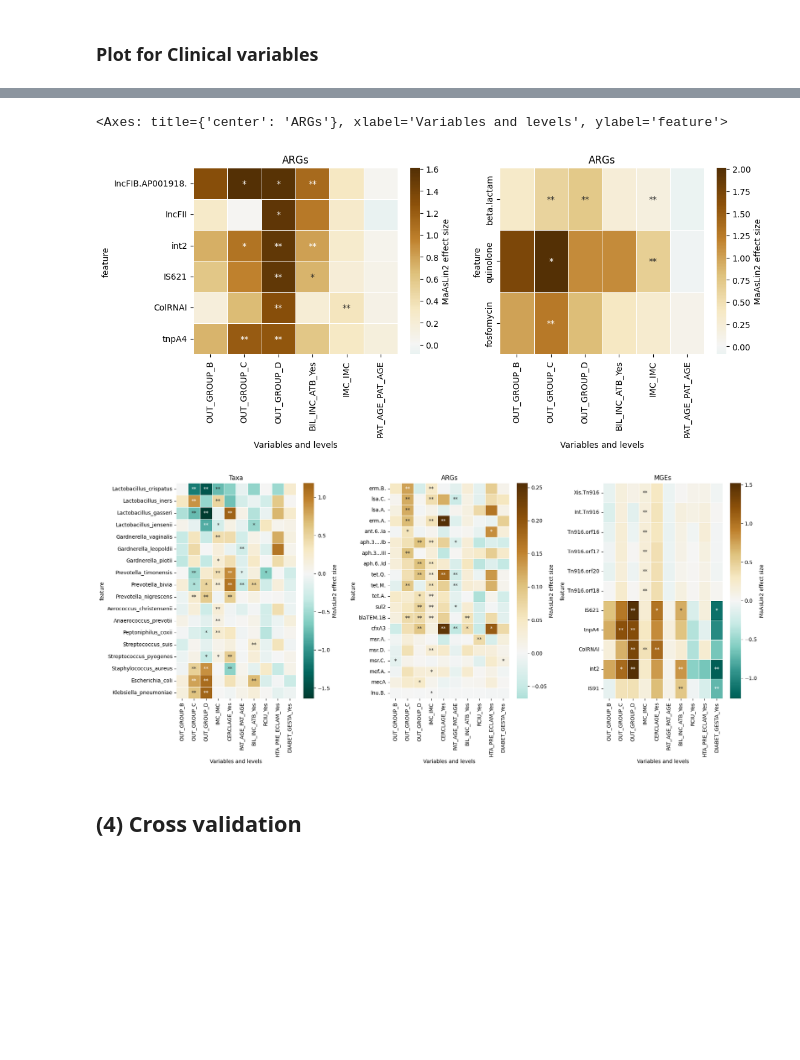
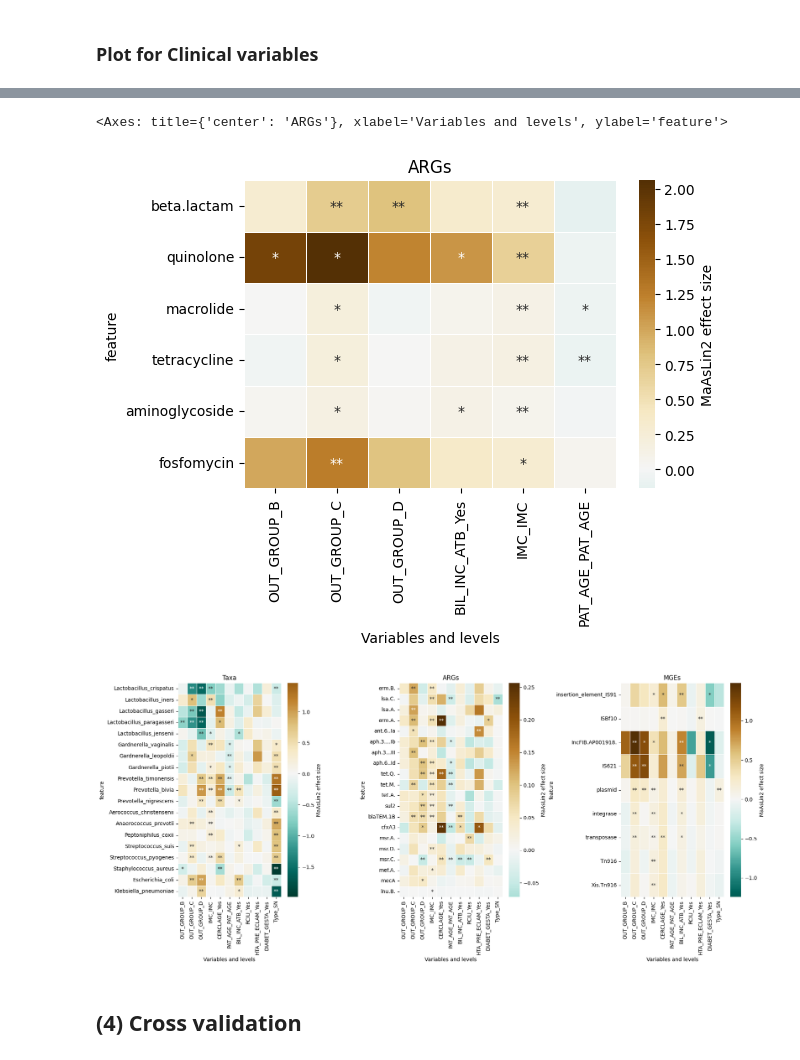
Before and after one commit to motleystate/InSPIRe_VagResist, a Jupyter notebook: InSPIRe_VaginalResistome_paper/Notebooks/InSPIRe_Analysis2_DiversityAnalysis.ipynb, the cells around one changed output, grey strips where cells are left out. Cells and saved outputs as stored; diff of their text form; code cells hidden in the pictures; blank space fills up the shorter version.

```diff
--- a/InSPIRe_VaginalResistome_paper/Notebooks/InSPIRe_Analysis2_DiversityAnalysis.ipynb
+++ b/InSPIRe_VaginalResistome_paper/Notebooks/InSPIRe_Analysis2_DiversityAnalysis.ipynb
@@ -591,20 +596,17 @@ plt.tight_layout()
 # %%
 # Plot ARGs classes and MGEs features (supplementary)
-order_mge = ["IncFIB.AP001918.","IncFII","int2", "IS621", "ColRNAI","tnpA4"]
-order_ARGClass = ["beta.lactam", "quinolone", "fosfomycin"]
+order_ARGClass = ["beta.lactam", "quinolone", "macrolide", "tetracycline","aminoglycoside", "fosfomycin"]
 variables = ["OUT_GROUP","BIL_INC_ATB","IMC",'PAT_AGE']
 
-fig, axes = plt.subplots(1,2, figsize=(12,4), sharey= False)
-plot_maaslin_heatmap(maaslin_out=MGE_df, features_toplot=order_mge, variables_interet=variables,
-    star1=0.1, star2=0.05, title="ARGs", plot=axes[0])
+fig, axes = plt.subplots(figsize=(6,4))
 plot_maaslin_heatmap(maaslin_out=ARGClass_df, features_toplot=order_ARGClass, variables_interet=variables,
-    star1=0.1, star2=0.05, title="ARGs", plot=axes[1])
+    star1=0.1, star2=0.05, title="ARGs", plot=axes)
 # %% [output]
 <Axes: title={'center': 'ARGs'}, xlabel='Variables and levels', ylabel='feature'>
-[figure, old version]
+[figure, new version]
 # %%
 # Plot species, ARGs and MGE (Extended to all variables and more features)
-species_out_extend = ['Lactobacillus_crispatus','Lactobacillus_iners','Lactobacillus_gasseri','Lactobacillus_jensenii',
+species_out_extend = ['Lactobacillus_crispatus','Lactobacillus_iners','Lactobacillus_gasseri','Lactobacillus_paragasseri','Lactobacillus_jensenii',
                            'Gardnerella_vaginalis','Gardnerella_leopoldii','Gardnerella_piotii','Prevotella_timonensis',
                            'Prevotella_bivia','Prevotella_nigrescens','Aerococcus_christensenii','Anaerococcus_prevotii',
                            'Peptoniphilus_coxii','Streptococcus_suis','Streptococcus_pyogenes','Staphylococcus_aureus',
@@ -612,20 +614,20 @@ species_out_extend = ['Lactobacillus_crispatus','Lactobacillus_iners','Lactobaci
 arg_out_extend = ['erm.B.','lsa.C.','lsa.A.', 'erm.A.','ant.6..Ia','aph.3....Ib','aph.3...III',
              'aph.6..Id','tet.Q.','tet.M.','tet.A.','sul2','blaTEM.1B','cfxA3','msr.A.',
              'msr.D.','msr.C.','mef.A.','mecA','lnu.B.']
-mge_out_extend = ["Xis.Tn916","Int.Tn916", "Tn916.orf16","Tn916.orf17","Tn916.orf20","Tn916.orf18", "IS621","tnpA4", "ColRNAI", "int2", "IS91"]
+mge_family_out = ['insertion_element_IS91','ISBf10','IncFIB.AP001918.','IS621','plasmid', 'integrase', 'transposase', 'Tn916','Xis.Tn916']
 variables_all = ['OUT_GROUP', 'IMC', 'CERCLAGE', 'PAT_AGE', 'BIL_INC_ATB', 'RCIU',
-       'HTA_PRE_ECLAM', 'DIABET_GESTA']
+       'HTA_PRE_ECLAM', 'DIABET_GESTA', 'Type']
 
 fig, axes = plt.subplots(1, 3, figsize=(18, 8), sharey=False)
 plot_maaslin_heatmap(maaslin_out=taxa_df, features_toplot=species_out_extend,variables_interet=variables_all,
     star1=0.1, star2=0.05, title="Taxa",plot=axes[0])
 plot_maaslin_heatmap(maaslin_out=ARG_df, features_toplot=arg_out_extend, variables_interet=variables_all,
     star1=0.1, star2=0.05, title="ARGs", plot=axes[1])
-plot_maaslin_heatmap(maaslin_out=MGE_df,features_toplot=mge_out_extend,variables_interet=variables_all,
+plot_maaslin_heatmap(maaslin_out=MGEfamily_df,features_toplot=mge_family_out,variables_interet=variables_all,
     star1=0.1, star2=0.05,title="MGEs",plot=axes[2],)
 plt.tight_layout()
 # %% [output]
-[figure, old version]
+[figure, new version]
 # %% [markdown]
 ## (4) Cross validation
 # %% [markdown]
```
Also changed, not shown: parts of 9 cells of this notebook, 3 other files.
